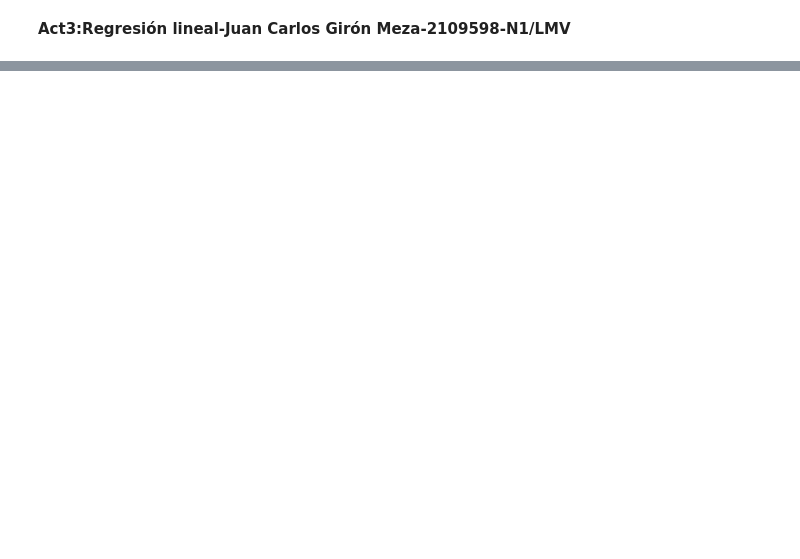
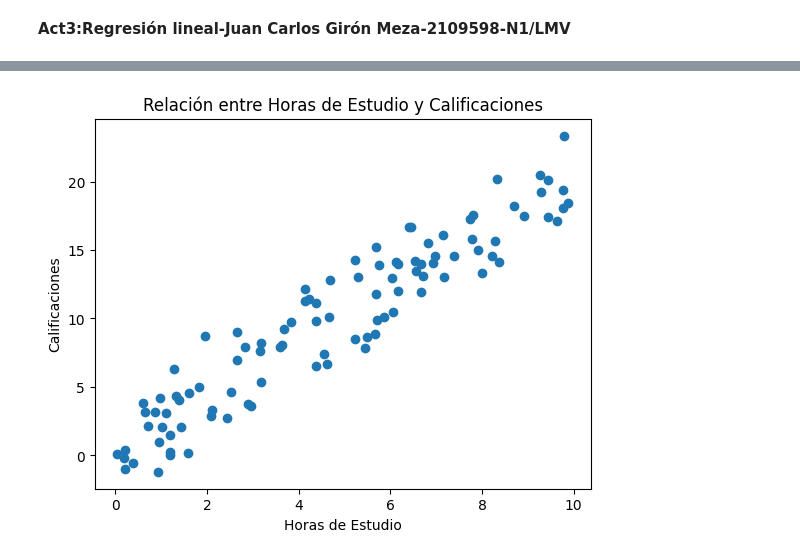
Before and after one commit to CarlosGirom/IA-RN, a Jupyter notebook: Actividades/RegresiónLineal.ipynb, the cells around one changed output, grey strips where cells are left out. Cells and saved outputs as stored; diff of their text form; code cells hidden in the pictures; blank space fills up the shorter version.

```diff
--- a/Actividades/RegresiónLineal.ipynb
+++ b/Actividades/RegresiónLineal.ipynb
@@ -49,0 +38,10 @@ print(predicciones)
+# %%
+plt.scatter(horas_estudio, calificaciones)
+
+plt.xlabel('Horas de Estudio')
+plt.ylabel('Calificaciones')
+plt.title('Relación entre Horas de Estudio y Calificaciones')
+
+plt.show()
+# %% [output]
+[figure, added]
```
Also changed, not shown: parts of 10 cells of this notebook.
